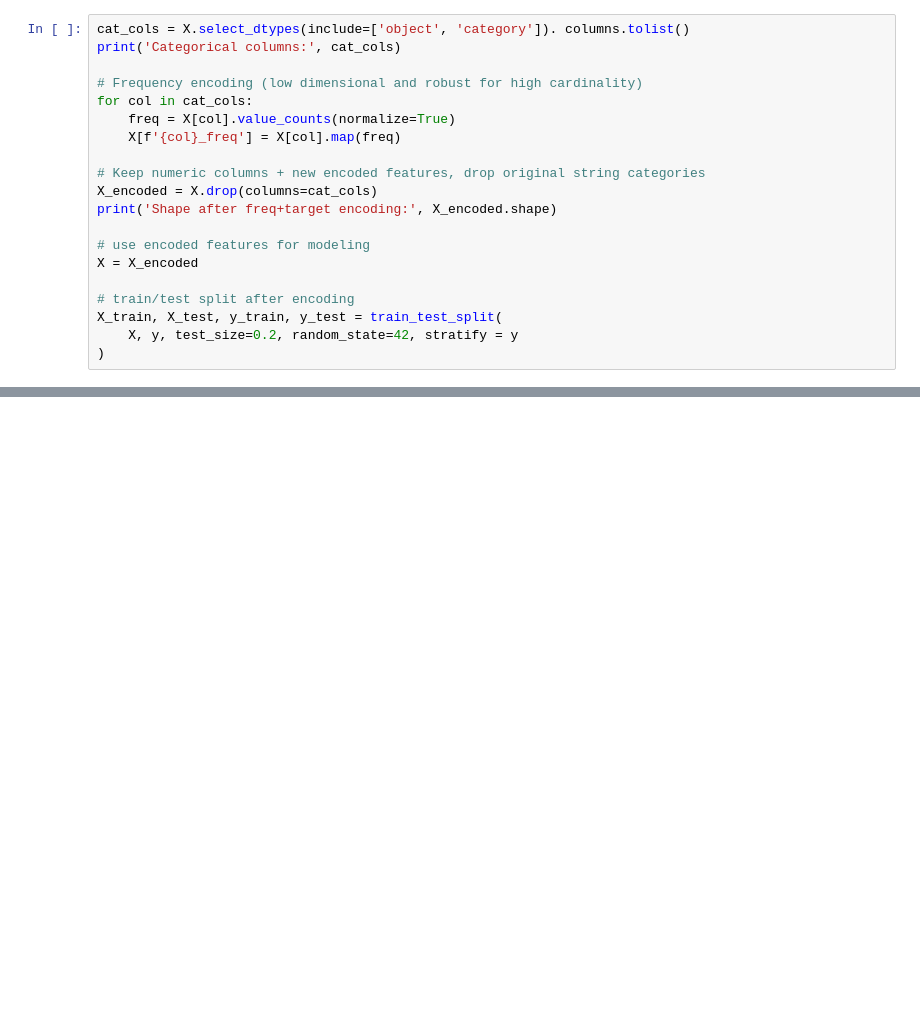
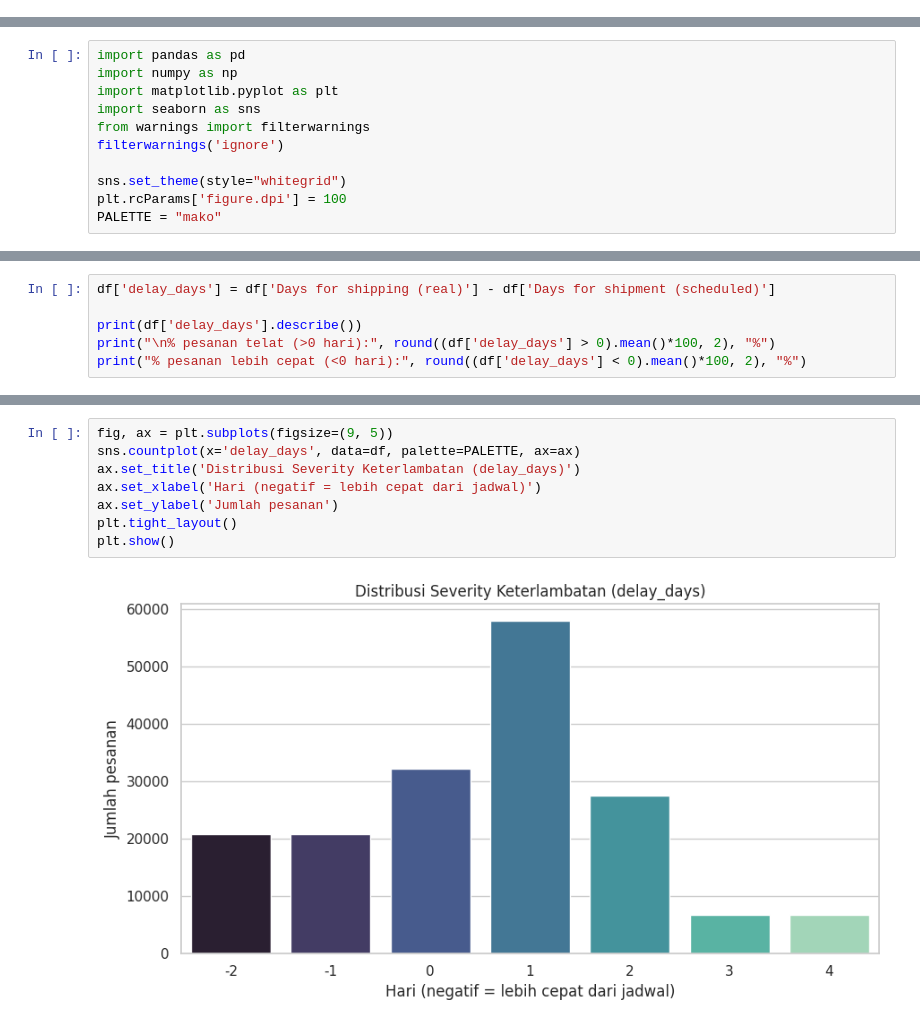
Before and after one commit to hastabudiawan/Supply-Chain-Analysis, a Jupyter notebook: Supply_Chain_Analysis.ipynb, the cells around one changed output, grey strips where cells are left out. Saved outputs shown, nothing was run; the diff lists cells and outputs as text; blank space fills up the shorter version.

```diff
--- a/Supply_Chain_Analysis.ipynb
+++ b/Supply_Chain_Analysis.ipynb
@@ -682,20 +0,0 @@ y = df['Late_delivery_risk']
-# %%
-cat_cols = X.select_dtypes(include=['object', 'category']). columns.tolist()
-print('Categorical columns:', cat_cols)
-
-# Frequency encoding (low dimensional and robust for high cardinality)
-for col in cat_cols:
-    freq = X[col].value_counts(normalize=True)
-    X[f'{col}_freq'] = X[col].map(freq)
-
-# Keep numeric columns + new encoded features, drop original string categories
-X_encoded = X.drop(columns=cat_cols)
-print('Shape after freq+target encoding:', X_encoded.shape)
-
-# use encoded features for modeling
-X = X_encoded
-
-# train/test split after encoding
-X_train, X_test, y_train, y_test = train_test_split(
-    X, y, test_size=0.2, random_state=42, stratify = y
-)
@@ -814,0 +16,11 @@ For business operations, that's useful because the company could potentially fla
+# %%
+import pandas as pd
+import numpy as np
+import matplotlib.pyplot as plt
+import seaborn as sns
+from warnings import filterwarnings
+filterwarnings('ignore')
+
+sns.set_theme(style="whitegrid")
+plt.rcParams['figure.dpi'] = 100
+PALETTE = "mako"
@@ -814,0 +106,6 @@ For business operations, that's useful because the company could potentially fla
+# %%
+df['delay_days'] = df['Days for shipping (real)'] - df['Days for shipment (scheduled)']
+
+print(df['delay_days'].describe())
+print("\n% pesanan telat (>0 hari):", round((df['delay_days'] > 0).mean()*100, 2), "%")
+print("% pesanan lebih cepat (<0 hari):", round((df['delay_days'] < 0).mean()*100, 2), "%")
@@ -814,0 +125,10 @@ For business operations, that's useful because the company could potentially fla
+# %%
+fig, ax = plt.subplots(figsize=(9, 5))
+sns.countplot(x='delay_days', data=df, palette=PALETTE, ax=ax)
+ax.set_title('Distribusi Severity Keterlambatan (delay_days)')
+ax.set_xlabel('Hari (negatif = lebih cepat dari jadwal)')
+ax.set_ylabel('Jumlah pesanan')
+plt.tight_layout()
+plt.show()
+# %% [output]
+[figure, added]
```
Also changed, not shown: parts of 102 cells of this notebook.
